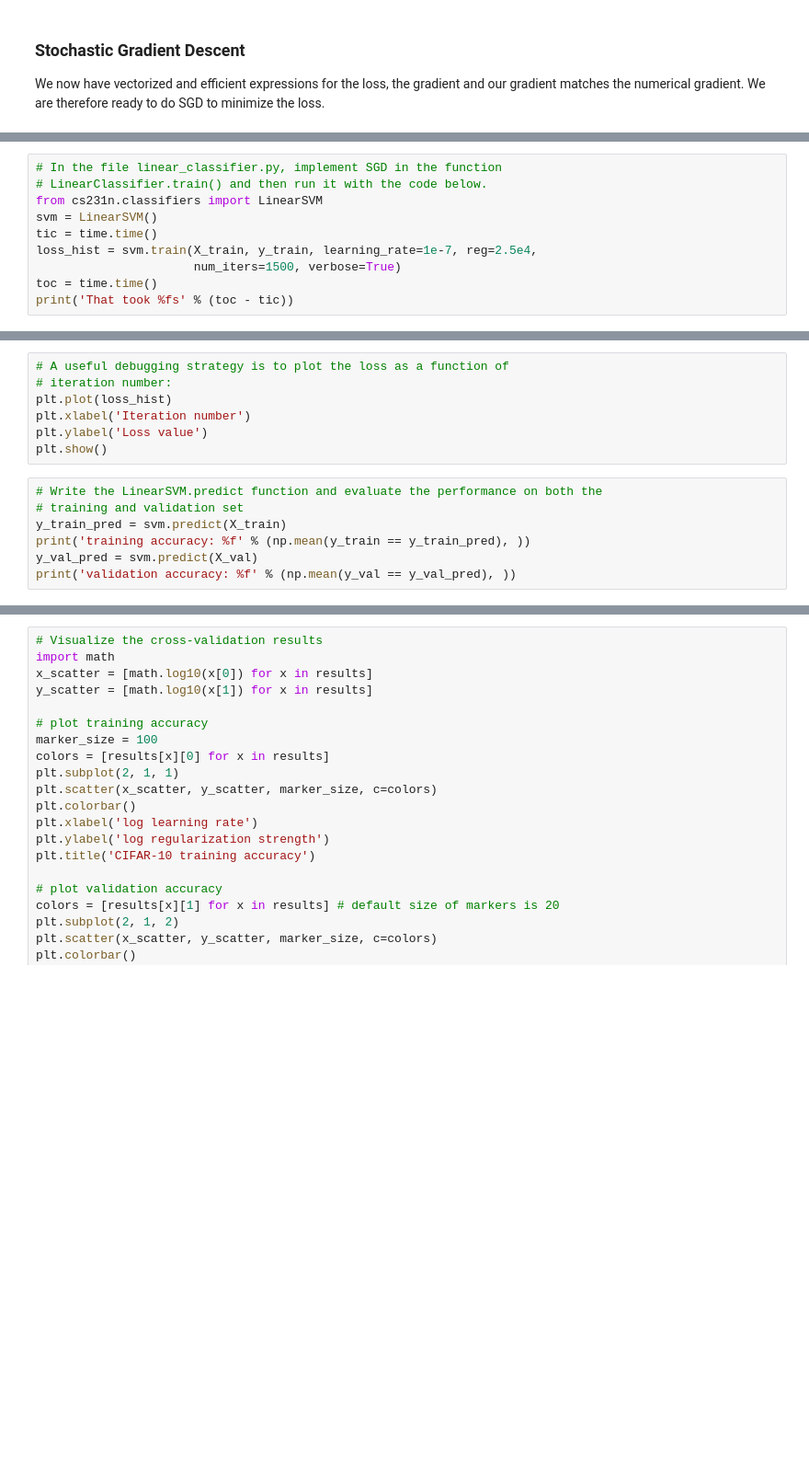
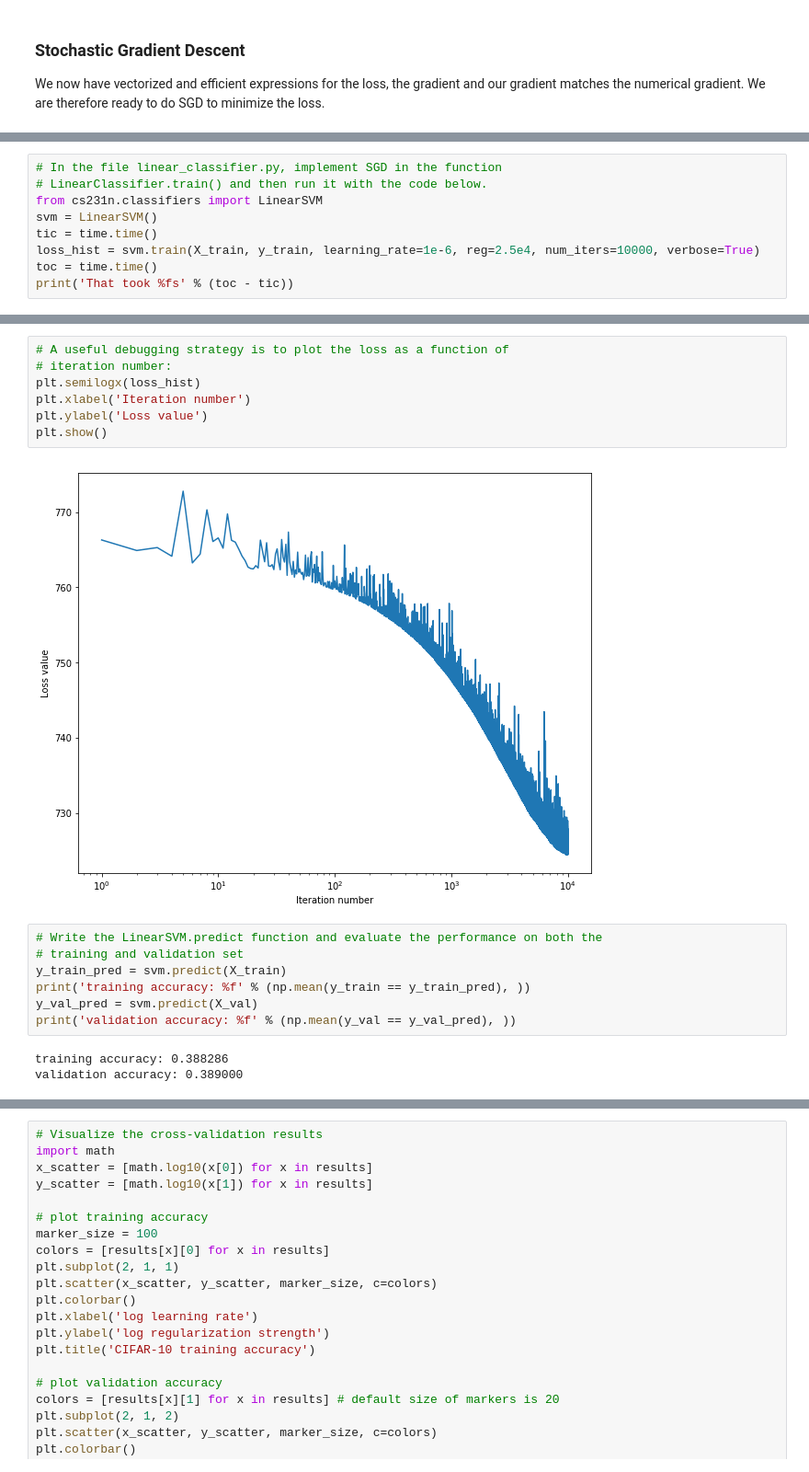
Before and after one commit to PhySci/cs231, a Jupyter notebook: assignment1/svm.ipynb, the cells around one changed output, grey strips where cells are left out. Shown: that part at 92% size. Drawn from its saved outputs; the diff is of its cells as text; blank space fills up the shorter version.

```diff
--- a/assignment1/svm.ipynb
+++ b/assignment1/svm.ipynb
@@ -255,7 +363,6 @@ We now have vectorized and efficient expressions for the loss, the gradient and
 from cs231n.classifiers import LinearSVM
 svm = LinearSVM()
 tic = time.time()
-loss_hist = svm.train(X_train, y_train, learning_rate=1e-7, reg=2.5e4,
-                      num_iters=1500, verbose=True)
+loss_hist = svm.train(X_train, y_train, learning_rate=1e-6, reg=2.5e4, num_iters=10000, verbose=True)
 toc = time.time()
 print('That took %fs' % (toc - tic))
@@ -262,10 +387,12 @@ print('That took %fs' % (toc - tic))
 # %%
 # A useful debugging strategy is to plot the loss as a function of
 # iteration number:
-plt.plot(loss_hist)
+plt.semilogx(loss_hist)
 plt.xlabel('Iteration number')
 plt.ylabel('Loss value')
 plt.show()
+# %% [output]
+[figure, added]
 # %%
 # Write the LinearSVM.predict function and evaluate the performance on both the
 # training and validation set
@@ -273,6 +400,9 @@ y_train_pred = svm.predict(X_train)
 print('training accuracy: %f' % (np.mean(y_train == y_train_pred), ))
 y_val_pred = svm.predict(X_val)
 print('validation accuracy: %f' % (np.mean(y_val == y_val_pred), ))
+# %% [output]
+training accuracy: 0.388286
+validation accuracy: 0.389000
 # %%
 # Use the validation set to tune hyperparameters (regularization strength and
 # learning rate). You should experiment with different ranges for the learning
```
Also changed, not shown: parts of 11 cells of this notebook, 2 other files.
